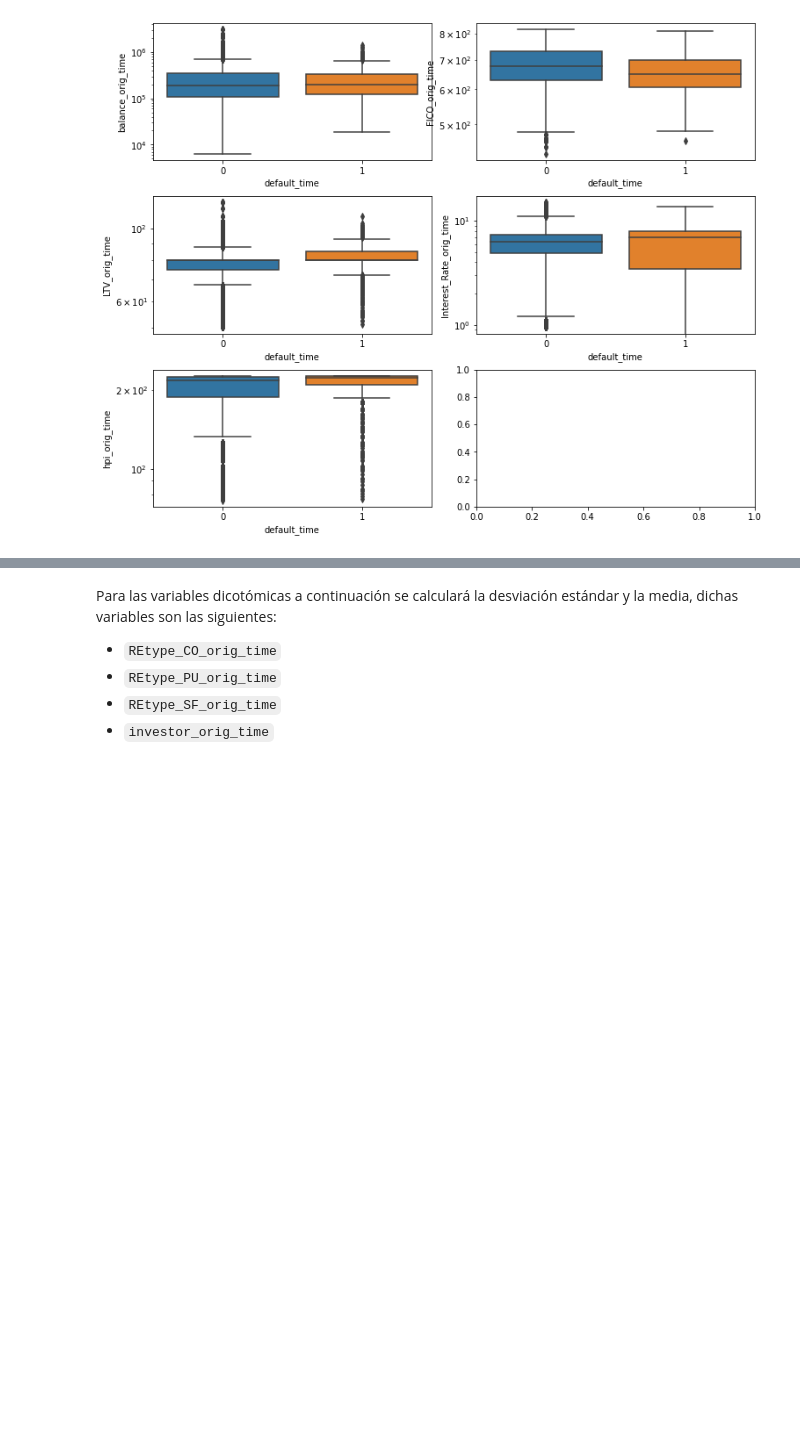
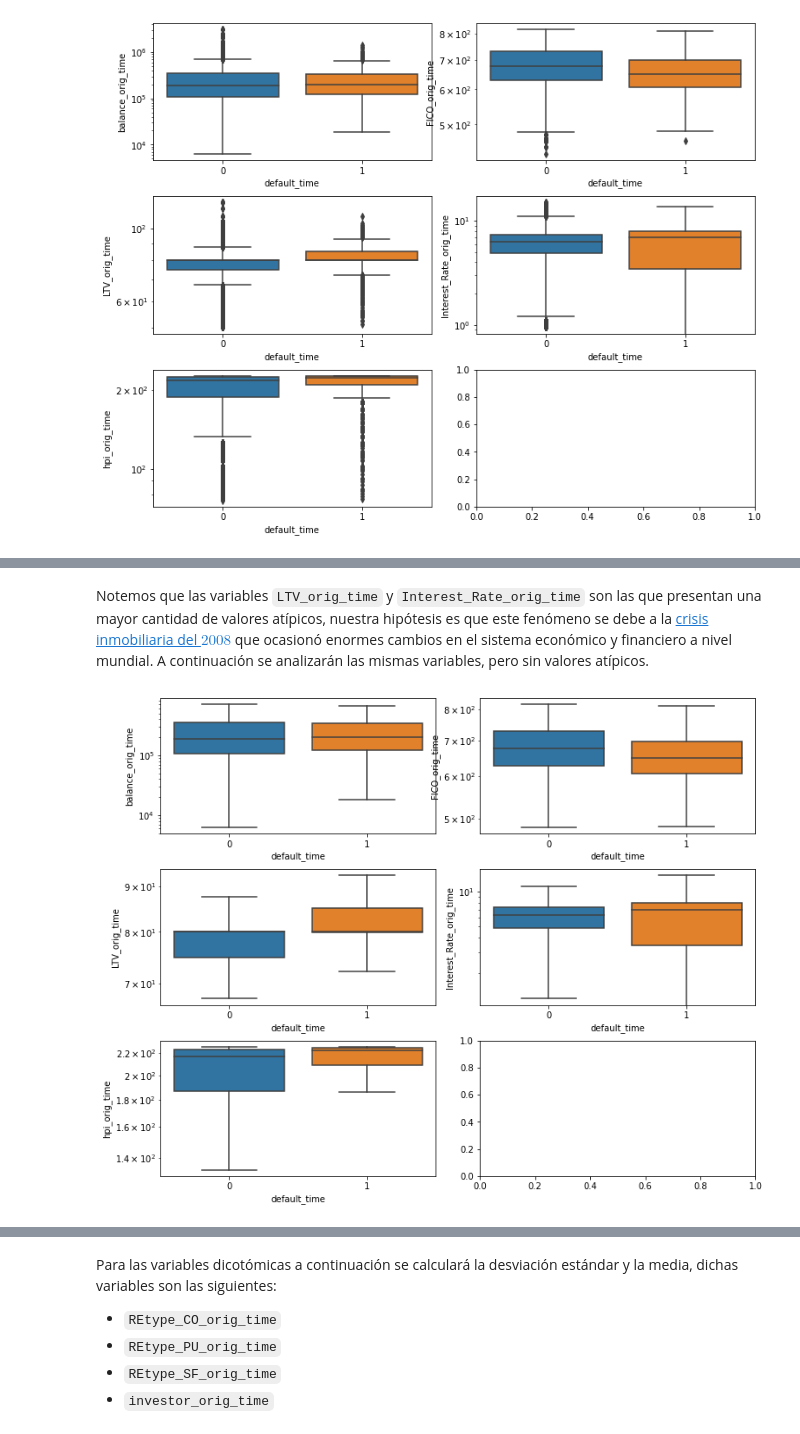
Before and after one commit to arenitss/Proyecto_Final_Analisis_Numerico_Computo_Cientifico, a Jupyter notebook: Reporte/Reporte.ipynb, the cells around one changed output, grey strips where cells are left out. Cells and saved outputs as stored; diff of their text form; code cells hidden in the pictures; blank space fills up the shorter version.

Commit message:
Ultimos cambios #18

```diff
--- a/Reporte/Reporte.ipynb
+++ b/Reporte/Reporte.ipynb
@@ -462,0 +508,15 @@ Notemos que para las variables `Interest_Rate_orig_time` y `LTV_orig_time` la me
+# %% [markdown]
+Notemos que las variables `LTV_orig_time` y `Interest_Rate_orig_time` son las que presentan una mayor cantidad de valores atípicos, nuestra hipótesis es que este fenómeno se debe a la [crisis inmobiliaria del $2008$](https://en.wikipedia.org/wiki/Financial_crisis_of_2007%E2%80%932008) que ocasionó enormes cambios en el sistema económico y financiero a nivel mundial. A continuación se analizarán las mismas variables, pero sin valores atípicos.
+# %%
+n = len(variables)
+fig, ax = plt.subplots(3,2, figsize=(10.5,8.5))
+loc_i = [0,0,1,1,2]
+loc_j = [0,1,0,1,0]
+fig.tight_layout(pad=2)
+
+for i in range(n):
+    g = sns.boxplot(x='default_time', y = variables[i], data = selected_data, showfliers = False,
+                    ax = ax[loc_i[i]][loc_j[i]])
+    g.set(yscale = 'log')
+# %% [output]
+[figure, added]
```
Also changed, not shown: parts of 14 cells of this notebook.
